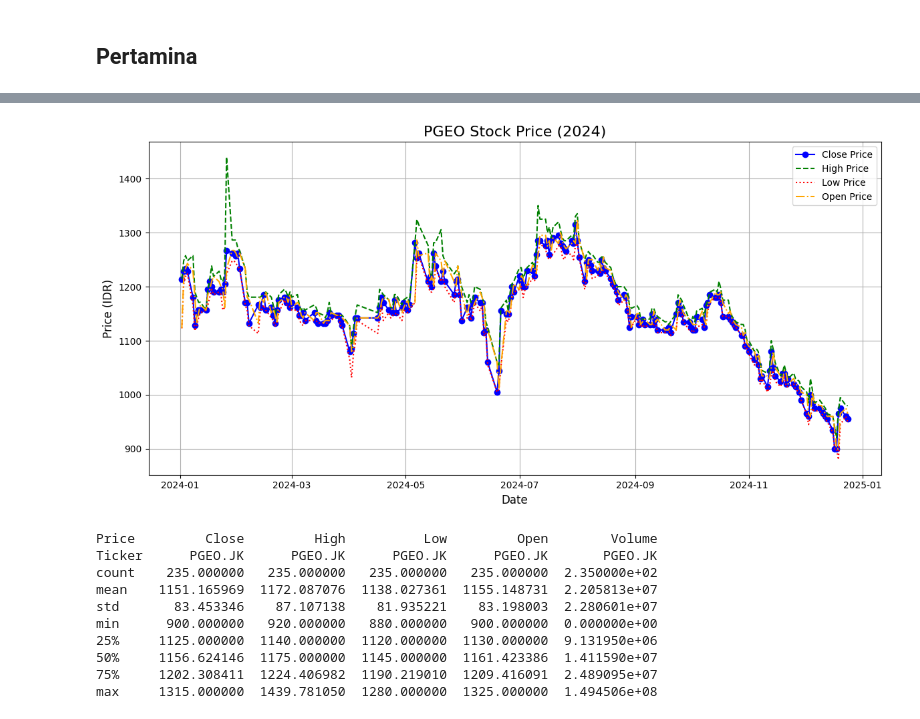
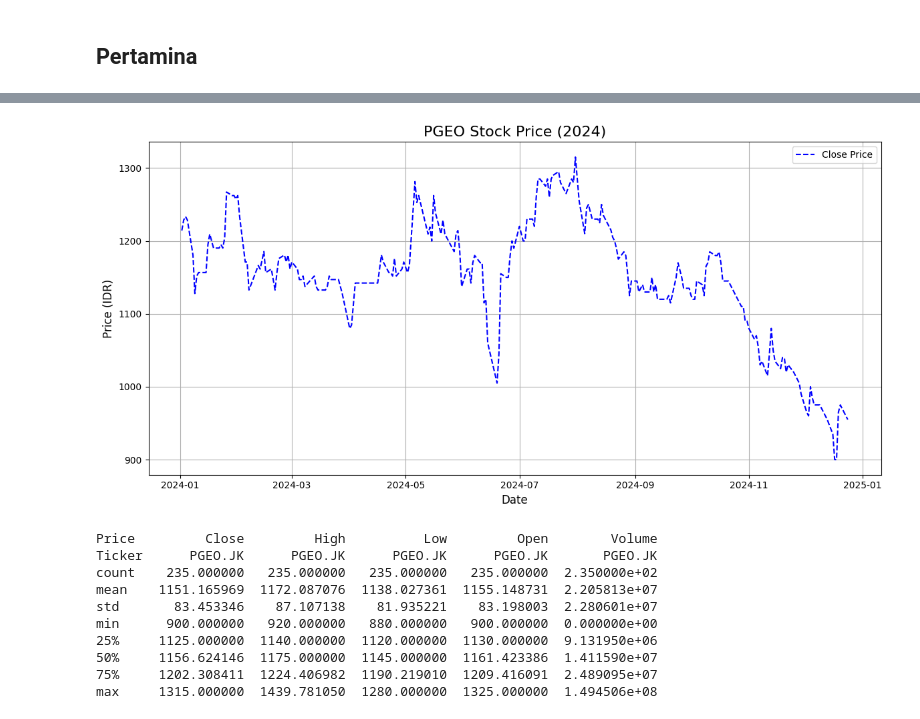
Before and after one commit to agungibr/random-walk-stock-market, a Jupyter notebook: random_walk.ipynb, the cells around one changed output, grey strips where cells are left out. Saved outputs shown, nothing was run; the diff lists cells and outputs as text; code cells hidden in the pictures.

```diff
--- a/random_walk.ipynb
+++ b/random_walk.ipynb
@@ -191,20 +191,20 @@ Date
 [235 rows x 5 columns]
 # %%
 plt.figure(figsize=(12, 6))
-plt.plot(pertamina.index, pertamina["Close"], label="Close Price", marker="o", color="blue")
-plt.plot(pertamina.index, pertamina["High"], label="High Price", linestyle="--", color="green")
-plt.plot(pertamina.index, pertamina["Low"], label="Low Price", linestyle=":", color="red")
-plt.plot(pertamina.index, pertamina["Open"], label="Open Price", linestyle="-.", color="orange")
+plt.plot(pertamina.index, pertamina["Close"], label="Close Price", linestyle="--", color="blue")
+#plt.plot(pertamina.index, pertamina["High"], label="High Price", linestyle="--", color="green")
+#plt.plot(pertamina.index, pertamina["Low"], label="Low Price", linestyle=":", color="red")
+#plt.plot(pertamina.index, pertamina["Open"], label="Open Price", linestyle="-.", color="orange")
 
 plt.title("PGEO Stock Price (2024)", fontsize=16)
 plt.xlabel("Date", fontsize=12)
 plt.ylabel("Price (IDR)", fontsize=12)
 plt.legend()
 plt.grid()
 plt.tight_layout()
 plt.show()
 # %% [output]
-[figure, old version]
+[figure, new version]
 # %%
 print(pertamina.describe())
 # %% [output]
```
Also changed, not shown: parts of 17 cells of this notebook.
